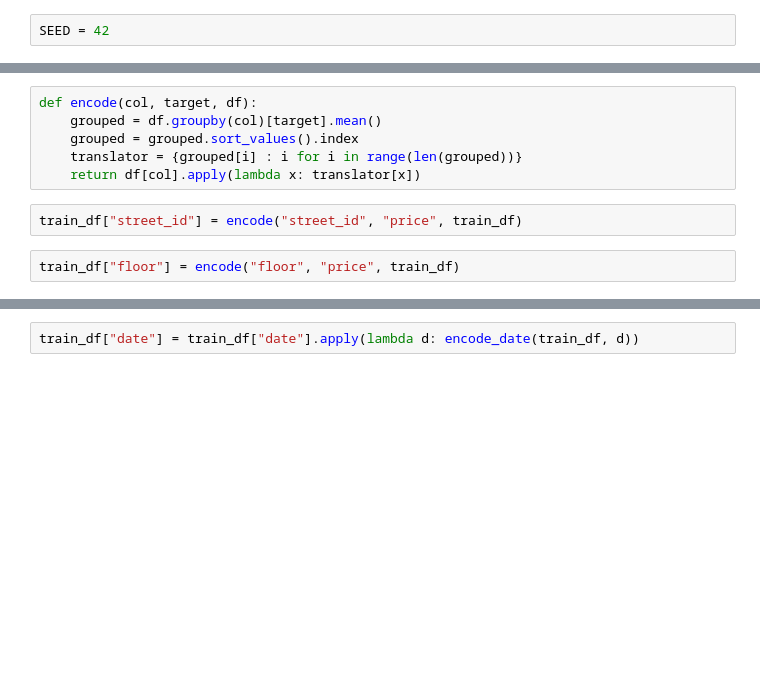
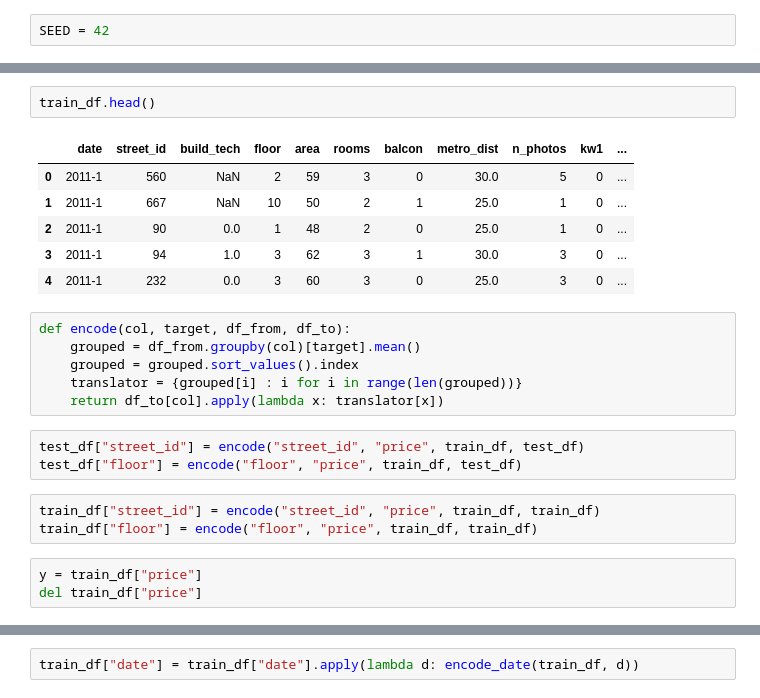
Before and after one commit to ladudin/HW-ClassicML, a Jupyter notebook: lecture07/hw5DONE.ipynb, the cells around one changed output, grey strips where cells are left out. Saved outputs shown, nothing was run; the diff lists cells and outputs as text; blank space fills up the shorter version.

```diff
--- a/lecture07/hw5DONE.ipynb
+++ b/lecture07/hw5DONE.ipynb
@@ -33,12 +44,26 @@ train_df = pd.read_csv("Train.csv")
+# %%
+train_df.head()
+# %% [output]
+|  | date | street_id | build_tech | floor | area | rooms | balcon | metro_dist | n_photos | kw1 | ... |
+| 0 | 2011-1 | 560 | NaN | 2 | 59 | 3 | 0 | 30.0 | 5 | 0 | ... |
+| 1 | 2011-1 | 667 | NaN | 10 | 50 | 2 | 1 | 25.0 | 1 | 0 | ... |
+| 2 | 2011-1 | 90 | 0.0 | 1 | 48 | 2 | 0 | 25.0 | 1 | 0 | ... |
+| 3 | 2011-1 | 94 | 1.0 | 3 | 62 | 3 | 1 | 30.0 | 3 | 0 | ... |
+| 4 | 2011-1 | 232 | 0.0 | 3 | 60 | 3 | 0 | 25.0 | 3 | 0 | ... |
 # %%
-def encode(col, target, df):
-    grouped = df.groupby(col)[target].mean()
+def encode(col, target, df_from, df_to):
+    grouped = df_from.groupby(col)[target].mean()
     grouped = grouped.sort_values().index
     translator = {grouped[i] : i for i in range(len(grouped))}
-    return df[col].apply(lambda x: translator[x])
+    return df_to[col].apply(lambda x: translator[x])
+# %%
+test_df["street_id"] = encode("street_id", "price", train_df, test_df)
+test_df["floor"] = encode("floor", "price", train_df, test_df)
 # %%
-train_df["street_id"] = encode("street_id", "price", train_df)
+train_df["street_id"] = encode("street_id", "price", train_df, train_df)
+train_df["floor"] = encode("floor", "price", train_df, train_df)
-# %%
-train_df["floor"] = encode("floor", "price", train_df)
+# %%
+y = train_df["price"]
+del train_df["price"]
 # %%
 def encode_date(data, date):
```
Also changed, not shown: parts of 59 cells of this notebook, 9 other files.
